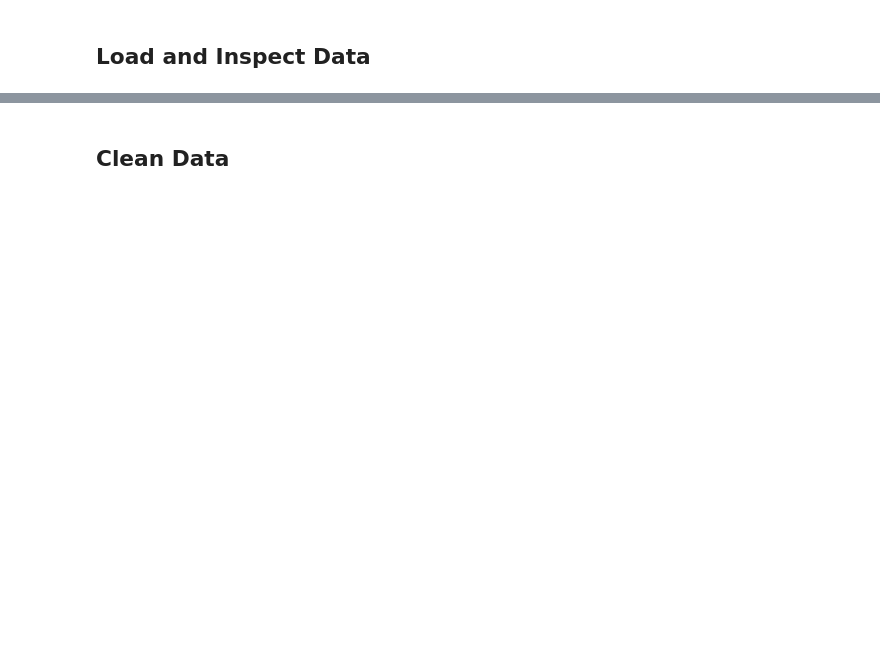
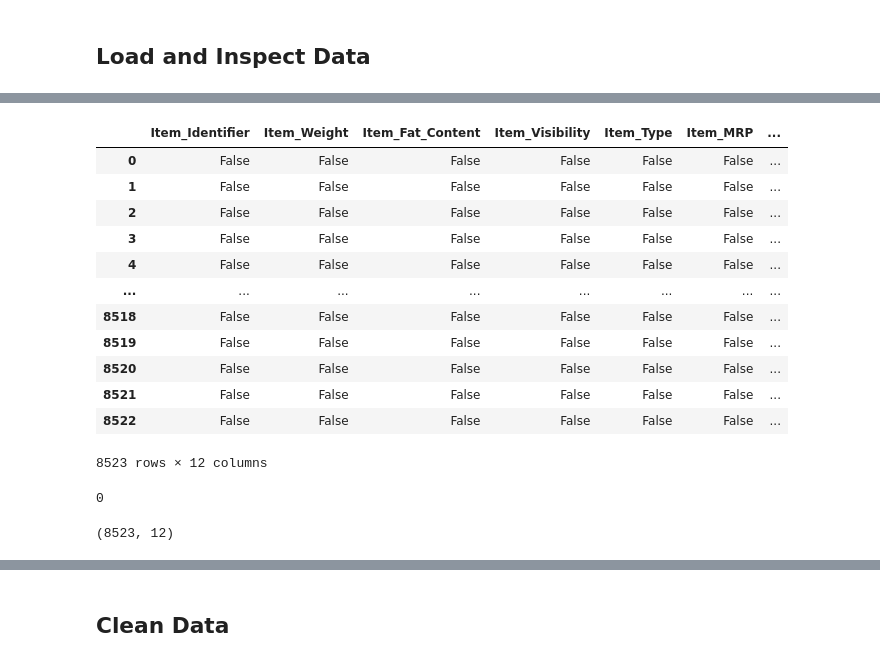
Before and after one commit to zyed79/Prediction-of-Product-Sales, a Jupyter notebook: Untitled1.ipynb, the cells around one changed output, grey strips where cells are left out. Saved outputs shown, nothing was run; the diff lists cells and outputs as text; code cells hidden in the pictures; blank space fills up the shorter version.

```diff
--- a/Untitled1.ipynb
+++ b/Untitled1.ipynb
@@ -8,0 +14,7 @@
+# %%
+import pandas as pd
+import numpy as np
+# Save the filepath and load the data as "df_titanic"
+filename = "/content/drive/MyDrive/DATA/sales_predictions_2023.csv"
+df = pd.read_csv(filename)
+df.info()
@@ -10,0 +138,24 @@
+# %%
+df.isna()
+# %% [output]
+|  | Item_Identifier | Item_Weight | Item_Fat_Content | Item_Visibility | Item_Type | Item_MRP | ... |
+| 0 | False | False | False | False | False | False | ... |
+| 1 | False | False | False | False | False | False | ... |
+| 2 | False | False | False | False | False | False | ... |
+| 3 | False | False | False | False | False | False | ... |
+| 4 | False | False | False | False | False | False | ... |
+| ... | ... | ... | ... | ... | ... | ... | ... |
+| 8518 | False | False | False | False | False | False | ... |
+| 8519 | False | False | False | False | False | False | ... |
+| 8520 | False | False | False | False | False | False | ... |
+| 8521 | False | False | False | False | False | False | ... |
+| 8522 | False | False | False | False | False | False | ... |
+8523 rows × 12 columns
+# %%
+df.duplicated().sum()
+# %% [output]
+0
+# %%
+df.shape
+# %% [output]
+(8523, 12)
```
Also changed, not shown: parts of 16 cells of this notebook.
